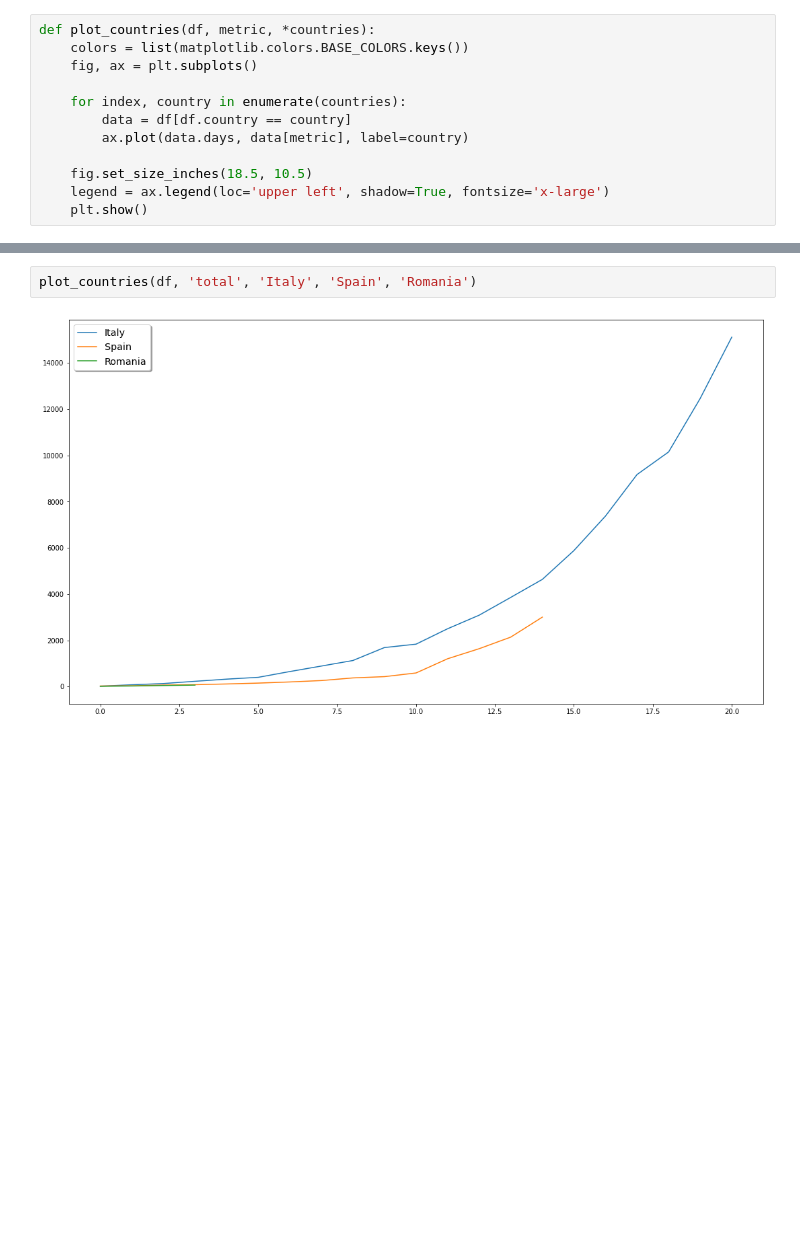
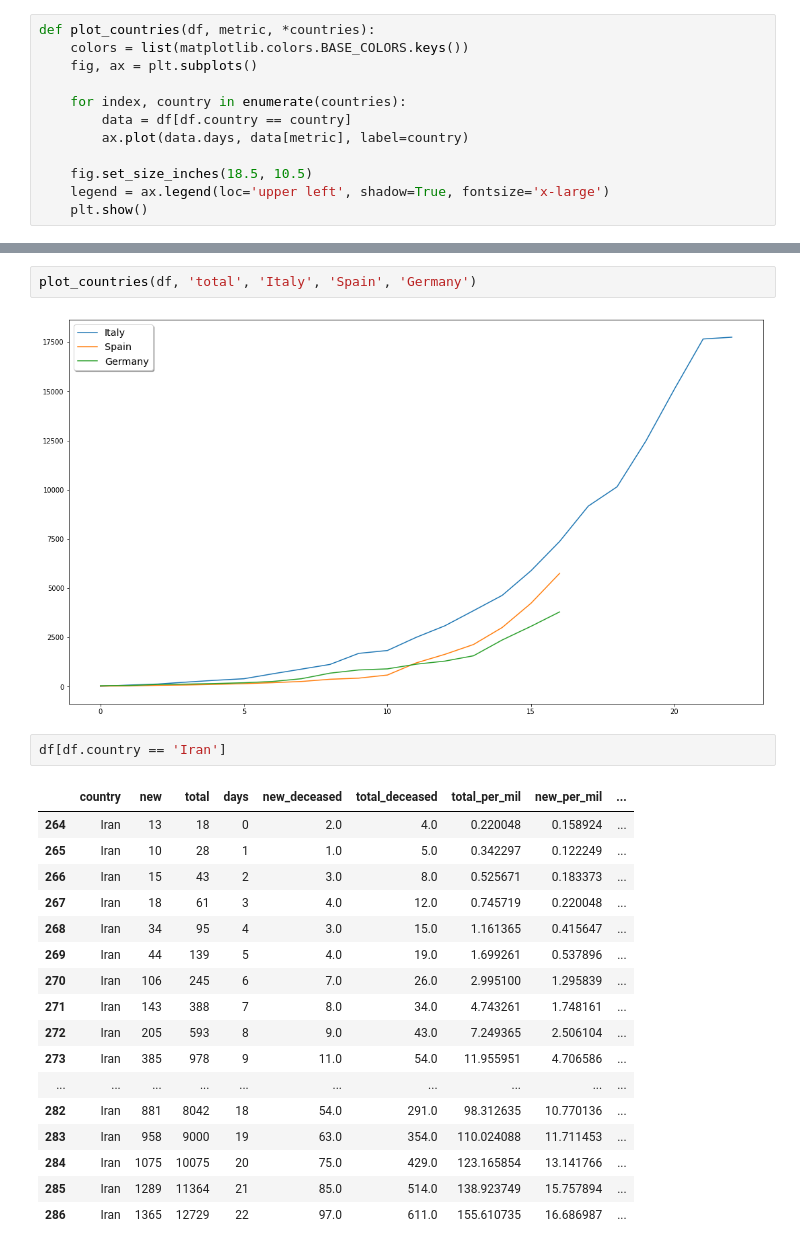
Before and after one commit to terkalma/coviddata, a Jupyter notebook: main.ipynb, the cells around one changed output, grey strips where cells are left out. Drawn from its saved outputs; the diff is of its cells as text; blank space fills up the shorter version.

```diff
--- a/main.ipynb
+++ b/main.ipynb
@@ -83,4 +120,24 @@ plot_countries(df, 'total', 'Italy', 'South Korea')
 # %%
-plot_countries(df, 'total', 'Italy', 'Spain', 'Romania')
+plot_countries(df, 'total', 'Italy', 'Spain', 'Germany')
 # %% [output]
-[figure, old version]
+[figure, new version]
+# %%
+df[df.country == 'Iran']
+# %% [output]
+|  | country | new | total | days | new_deceased | total_deceased | total_per_mil | new_per_mil | ... |
+| 264 | Iran | 13 | 18 | 0 | 2.0 | 4.0 | 0.220048 | 0.158924 | ... |
+| 265 | Iran | 10 | 28 | 1 | 1.0 | 5.0 | 0.342297 | 0.122249 | ... |
+| 266 | Iran | 15 | 43 | 2 | 3.0 | 8.0 | 0.525671 | 0.183373 | ... |
+| 267 | Iran | 18 | 61 | 3 | 4.0 | 12.0 | 0.745719 | 0.220048 | ... |
+| 268 | Iran | 34 | 95 | 4 | 3.0 | 15.0 | 1.161365 | 0.415647 | ... |
+| 269 | Iran | 44 | 139 | 5 | 4.0 | 19.0 | 1.699261 | 0.537896 | ... |
+| 270 | Iran | 106 | 245 | 6 | 7.0 | 26.0 | 2.995100 | 1.295839 | ... |
+| 271 | Iran | 143 | 388 | 7 | 8.0 | 34.0 | 4.743261 | 1.748161 | ... |
+| 272 | Iran | 205 | 593 | 8 | 9.0 | 43.0 | 7.249365 | 2.506104 | ... |
+| 273 | Iran | 385 | 978 | 9 | 11.0 | 54.0 | 11.955951 | 4.706586 | ... |
+| ... | ... | ... | ... | ... | ... | ... | ... | ... | ... |
+| 282 | Iran | 881 | 8042 | 18 | 54.0 | 291.0 | 98.312635 | 10.770136 | ... |
+| 283 | Iran | 958 | 9000 | 19 | 63.0 | 354.0 | 110.024088 | 11.711453 | ... |
+| 284 | Iran | 1075 | 10075 | 20 | 75.0 | 429.0 | 123.165854 | 13.141766 | ... |
+| 285 | Iran | 1289 | 11364 | 21 | 85.0 | 514.0 | 138.923749 | 15.757894 | ... |
+| 286 | Iran | 1365 | 12729 | 22 | 97.0 | 611.0 | 155.610735 | 16.686987 | ... |
```
Also changed, not shown: parts of 8 cells of this notebook, 4 other files.
